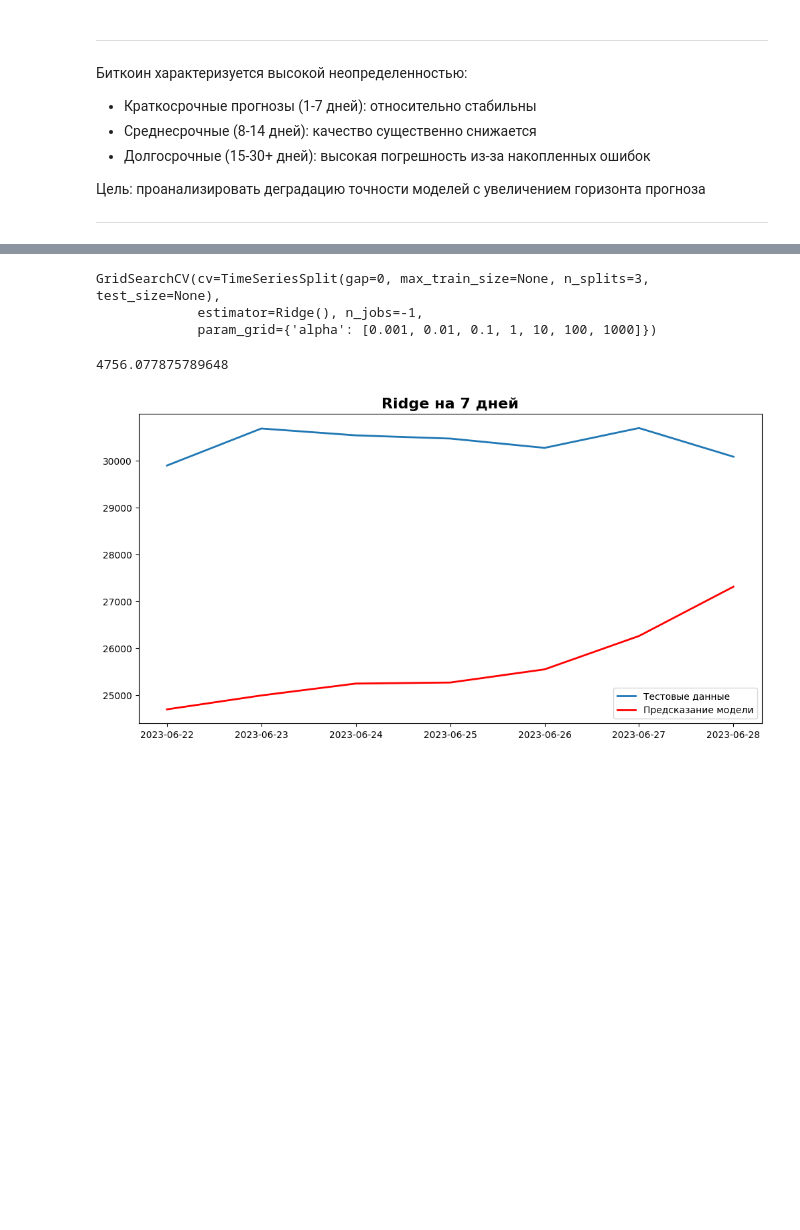
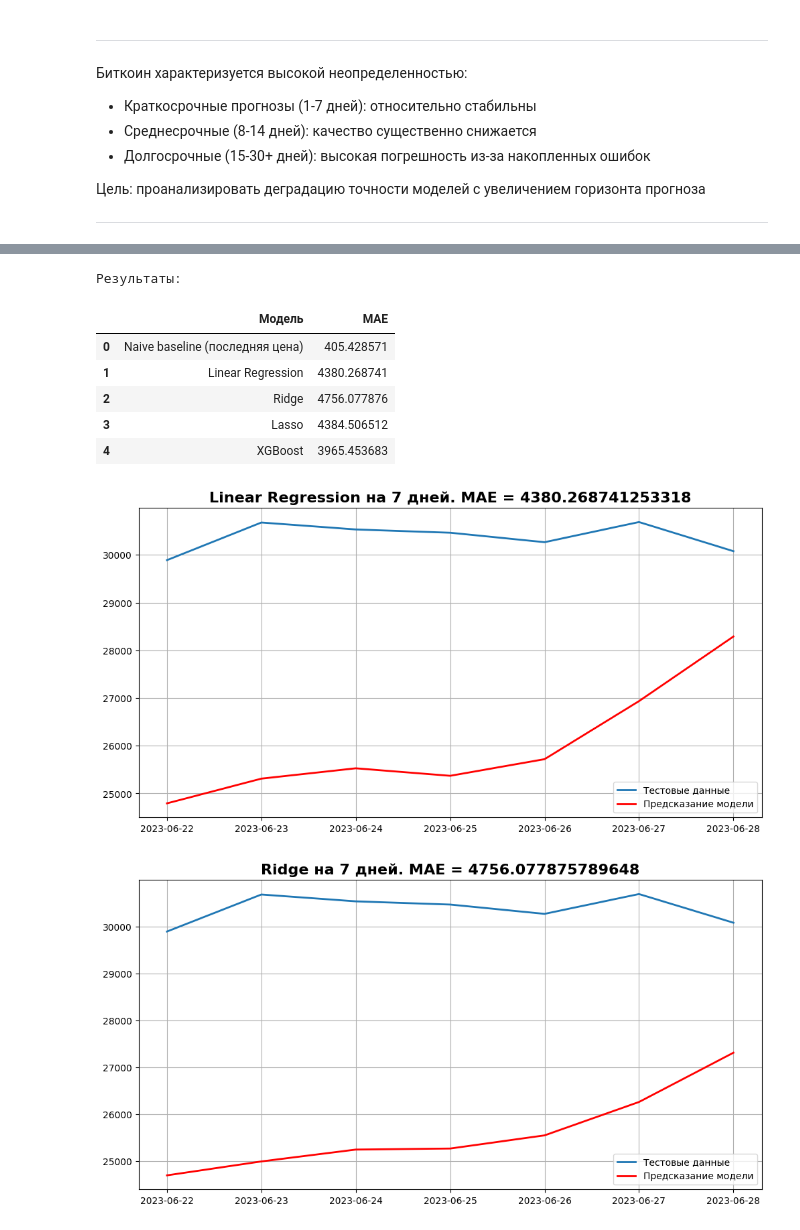
Before and after one commit to weefce/data-science-portfolio, a Jupyter notebook: 02_bitcoin_forecasting/notebooks/bitcoin_forecasting.ipynb, the cells around one changed output, grey strips where cells are left out. Saved outputs shown, nothing was run; the diff lists cells and outputs as text; code cells hidden in the pictures; blank space fills up the shorter version.

```diff
--- a/02_bitcoin_forecasting/notebooks/bitcoin_forecasting.ipynb
+++ b/02_bitcoin_forecasting/notebooks/bitcoin_forecasting.ipynb
@@ -1164,2 +755,0 @@ lr = LinearRegression()
-# %%
-lr.fit(X_train, y_train)
@@ -1203,0 +760,3 @@ MAE = 4,380 (хуже naive baseline)
+# %%
+last_price_ml = y_train[-1]
+last_price_ml
@@ -1203,0 +765,6 @@ MAE = 4,380 (хуже naive baseline)
+# %%
+naive_ml_7  = [last_price_ml] * 7
+mae_naive_ml_7 = mean_absolute_error(y_test, naive_ml_7)
+mae_ml_model['Naive Baseline'] = mae_naive_ml_7
+
+mae_naive_ml_7
@@ -1228,6 +785,0 @@ ridge_grid = GridSearchCV(
-# %%
-ridge_grid.fit(X_train_scaled, y_train)
-# %% [output]
-GridSearchCV(cv=TimeSeriesSplit(gap=0, max_train_size=None, n_splits=3, test_size=None),
-             estimator=Ridge(), n_jobs=-1,
-             param_grid={'alpha': [0.001, 0.01, 0.1, 1, 10, 100, 1000]})
@@ -1236,5 +785,0 @@ ridge_preds = ridge_grid.predict(X_test_scaled)
-# %%
-mae_ridge = mean_absolute_error(y_test, ridge_preds)
-mae_ridge
-# %% [output]
-4756.077875789648
@@ -1241,9 +811,40 @@ mae_ridge
 # %%
-plt.figure(figsize=(12, 6))
-plt.plot(y_test.index, y_test.values, linewidth=2, label='Тестовые данные')
-plt.plot(y_test.index, ridge_preds, color='red', linewidth=2, label='Предсказание модели')
-plt.title('Ridge на 7 дней', fontsize=16, fontweight='bold')
-plt.legend()
-plt.show()
+results = {}
+
+for name, model in models.items():
+    if model['param_grid']:
+        grid = GridSearchCV(model['model'], param_grid=model['param_grid'], cv=tscv, n_jobs=-1)
+        grid.fit(X_train_scaled, y_train)
+        best_model = grid.best_estimator_
+    else:
+        best_model = model['model']
+        best_model.fit(X_train_scaled, y_train)
+
+    preds = best_model.predict(X_test_scaled)
+    mae = mean_absolute_error(y_test, preds)
+    results[name] = mae
+    mae_ml_model[name] = mae
+
+    plt.figure(figsize=(12, 6))
+    plt.plot(y_test.index, y_test.values, linewidth=2, label='Тестовые данные')
+    plt.plot(y_test.index, preds, color='red', linewidth=2, label='Предсказание модели')
+    plt.title(f'{name} на 7 дней. MAE = {mae}', fontsize=16, fontweight='bold')
+    plt.legend()
+    plt.grid()
+
+
+print('Результаты:')
+results_df = pd.DataFrame(list(results.items()), columns=['Модель', 'MAE'])
+naive_row = pd.DataFrame([{'Модель': 'Naive baseline (последняя цена)', 'MAE': mae_naive_ml_7}])
+results_df = pd.concat([naive_row, results_df], ignore_index=True)
+results_df
 # %% [output]
+Результаты:
+|  | Модель | MAE |
+| 0 | Naive baseline (последняя цена) | 405.428571 |
+| 1 | Linear Regression | 4380.268741 |
+| 2 | Ridge | 4756.077876 |
+| 3 | Lasso | 4384.506512 |
+| 4 | XGBoost | 3965.453683 |
-[figure, old version]
+[figure, new version]
+[figure, added]
```
Also changed, not shown: parts of 212 cells of this notebook, 12 other files.
